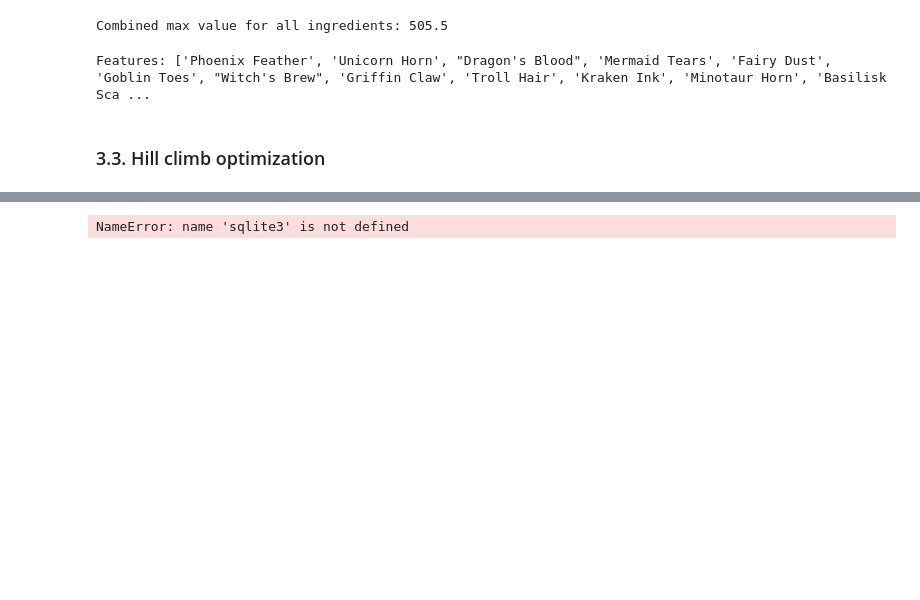
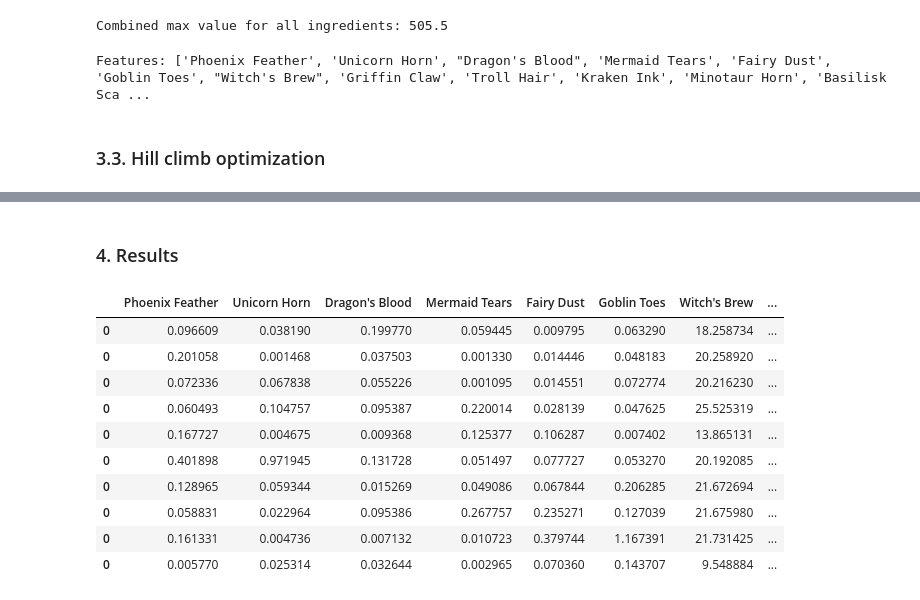
Before and after one commit to gperdrizet/hill_climber, a Jupyter notebook: notebooks/07-save_the_princess.ipynb, the cells around one changed output, grey strips where cells are left out. Cells and saved outputs as stored; diff of their text form; code cells hidden in the pictures; blank space fills up the shorter version.

```diff
--- a/notebooks/07-save_the_princess.ipynb
+++ b/notebooks/07-save_the_princess.ipynb
@@ -218,53 +199,17 @@ all_replicas_df
-# %%
-conn = sqlite3.connect('../data/princess.db')
-
-# Check the schema of run_metadata
-query = "PRAGMA table_info(run_metadata)"
-schema = pd.read_sql_query(query, conn)
-print("run_metadata schema:")
-print(schema)
-
-# Get run metadata without ordering by id
-query = "SELECT * FROM run_metadata LIMIT 1"
-run_meta = pd.read_sql_query(query, conn)
-print("\nRun metadata:")
-print(run_meta)
-
-# Check replica_status (current state)
-query = "SELECT * FROM replica_status ORDER BY replica_id"
-replica_status = pd.read_sql_query(query, conn)
-print("\nReplica status (current state):")
-print(replica_status[['replica_id', 'step', 'best_objective', 'timestamp']])
-
-# Check the LATEST metrics from metrics_history for each replica
-query = """
-    SELECT replica_id, MAX(step) as max_step
-    FROM metrics_history
-    WHERE metric_name = 'Best Objective'
-    GROUP BY replica_id
-    ORDER BY replica_id
-"""
-max_steps = pd.read_sql_query(query, conn)
-print("\nMax step recorded in metrics_history per replica:")
-print(max_steps)
-
-# Get the actual best objective values at those max steps
-query = """
-    SELECT mh.replica_id, mh.step, mh.value as best_objective_in_db
-    FROM metrics_history mh
-    INNER JOIN (
-        SELECT replica_id, MAX(step) as max_step
-        FROM metrics_history
-        WHERE metric_name = 'Best Objective'
-        GROUP BY replica_id
-    ) latest ON mh.replica_id = latest.replica_id AND mh.step = latest.max_step
-    WHERE mh.metric_name = 'Best Objective'
-    ORDER BY mh.replica_id
-"""
-best_at_max_step = pd.read_sql_query(query, conn)
-print("\nBest objective at max recorded step in metrics_history:")
-print(best_at_max_step)
-
-conn.close()
-# %% [output]
-NameError: name 'sqlite3' is not defined
+# %% [markdown]
+### 4. Results
+# %%
+results_df = pd.concat(climber.get_replicas(), axis=0)
+results_df.head(10)
+# %% [output]
+|  | Phoenix Feather | Unicorn Horn | Dragon's Blood | Mermaid Tears | Fairy Dust | Goblin Toes | Witch's Brew | ... |
+| 0 | 0.096609 | 0.038190 | 0.199770 | 0.059445 | 0.009795 | 0.063290 | 18.258734 | ... |
+| 0 | 0.201058 | 0.001468 | 0.037503 | 0.001330 | 0.014446 | 0.048183 | 20.258920 | ... |
+| 0 | 0.072336 | 0.067838 | 0.055226 | 0.001095 | 0.014551 | 0.072774 | 20.216230 | ... |
+| 0 | 0.060493 | 0.104757 | 0.095387 | 0.220014 | 0.028139 | 0.047625 | 25.525319 | ... |
+| 0 | 0.167727 | 0.004675 | 0.009368 | 0.125377 | 0.106287 | 0.007402 | 13.865131 | ... |
+| 0 | 0.401898 | 0.971945 | 0.131728 | 0.051497 | 0.077727 | 0.053270 | 20.192085 | ... |
+| 0 | 0.128965 | 0.059344 | 0.015269 | 0.049086 | 0.067844 | 0.206285 | 21.672694 | ... |
+| 0 | 0.058831 | 0.022964 | 0.095386 | 0.267757 | 0.235271 | 0.127039 | 21.675980 | ... |
+| 0 | 0.161331 | 0.004736 | 0.007132 | 0.010723 | 0.379744 | 1.167391 | 21.731425 | ... |
+| 0 | 0.005770 | 0.025314 | 0.032644 | 0.002965 | 0.070360 | 0.143707 | 9.548884 | ... |
```
Also changed, not shown: parts of 7 cells of this notebook, 4 other files.
